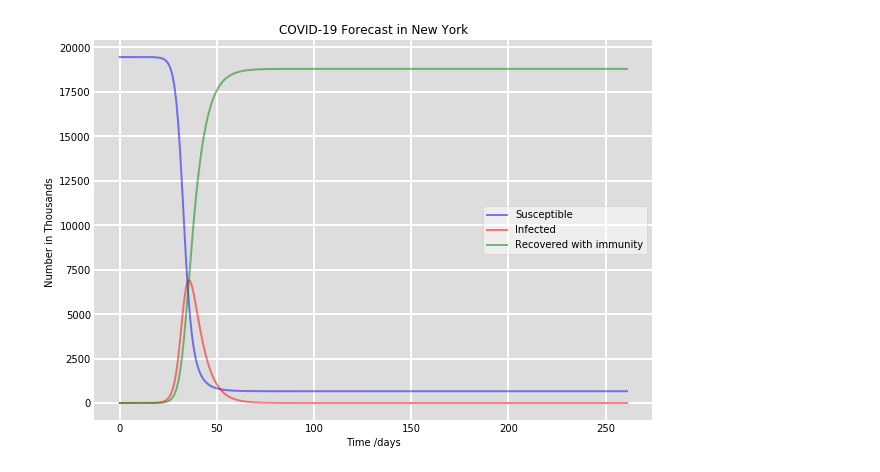
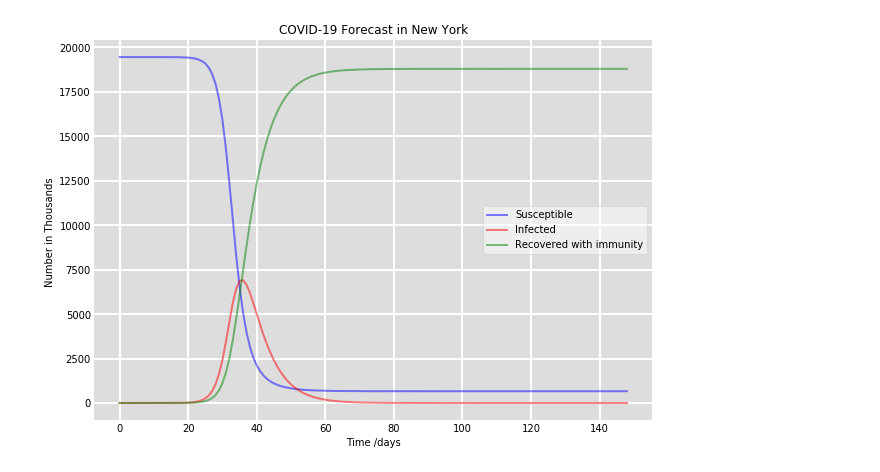
Before and after one commit to rishabhrshanbhag/Datathon-Northeastern-2020-Abdul-Yashvin-Rishabh, a Jupyter notebook: SIR model building tryouts/SIR_Y.ipynb, the cells around one changed output. Cells and saved outputs as stored; diff of their text form; code cells hidden in the pictures.

Commit message:
fitted_curve initial

```diff
--- a/SIR model building tryouts/SIR_Y.ipynb
+++ b/SIR model building tryouts/SIR_Y.ipynb
@@ -45,7 +114,7 @@ S0 = N - I0 - R0
 # Contact rate, beta, and mean recovery rate, gamma, (in 1/days).
 beta, gamma = 0.7, 0.2
 # A grid of time points (in days)
-t = np.linspace(0, 261, 261)
+t = np.linspace(0, 148, 148, dtype=int)
 
 # The SIR model differential equations.
 def deriv(y, t, N, beta, gamma):
@@ -54,31 +123,31 @@ def deriv(y, t, N, beta, gamma):
     dIdt = beta * S * I / N - gamma * I
     dRdt = gamma * I
     return dSdt, dIdt, dRdt
 
 # Initial conditions vector
 y0 = S0, I0, R0
 # Integrate the SIR equations over the time grid, t.
 ret = odeint(deriv, y0, t, args=(N, beta, gamma))
 S, I, R = ret.T
 
 # Plot the data on three separate curves for S(t), I(t) and R(t)
 fig = plt.figure(facecolor='w')
 ax = fig.add_subplot(111, facecolor='#dddddd', axisbelow=True)
 ax.plot(t, S/1000, 'b', alpha=0.5, lw=2, label='Susceptible')
 ax.plot(t, I/1000, 'r', alpha=0.5, lw=2, label='Infected')
 ax.plot(t, R/1000, 'g', alpha=0.5, lw=2, label='Recovered with immunity')
 ax.set_xlabel('Time /days')
 ax.set_ylabel('Number in Thousands ')
 ax.set_title('COVID-19 Forecast in New York')
 #ax.set_ylim(0,1.2)
 ax.yaxis.set_tick_params(length=0)
 ax.xaxis.set_tick_params(length=0)
 ax.grid(b=True, which='major', c='w', lw=2, ls='-')
 legend = ax.legend()
 legend.get_frame().set_alpha(0.5)
 for spine in ('top', 'right', 'bottom', 'left'):
     ax.spines[spine].set_visible(False)
 fig.set_size_inches(10, 7)
 plt.show()
 # %% [output]
-[figure, old version]
+[figure, new version]
```
Also changed, not shown: parts of 8 cells of this notebook.
